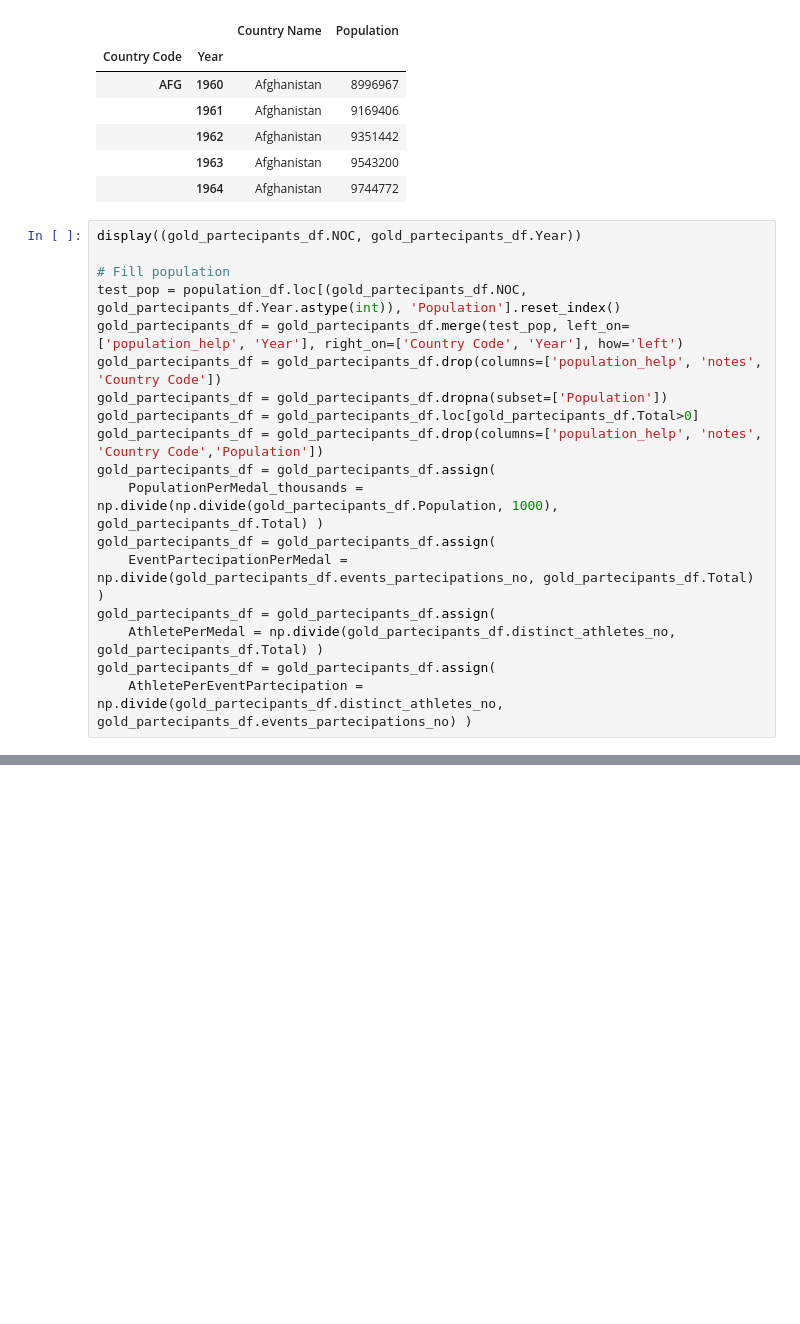
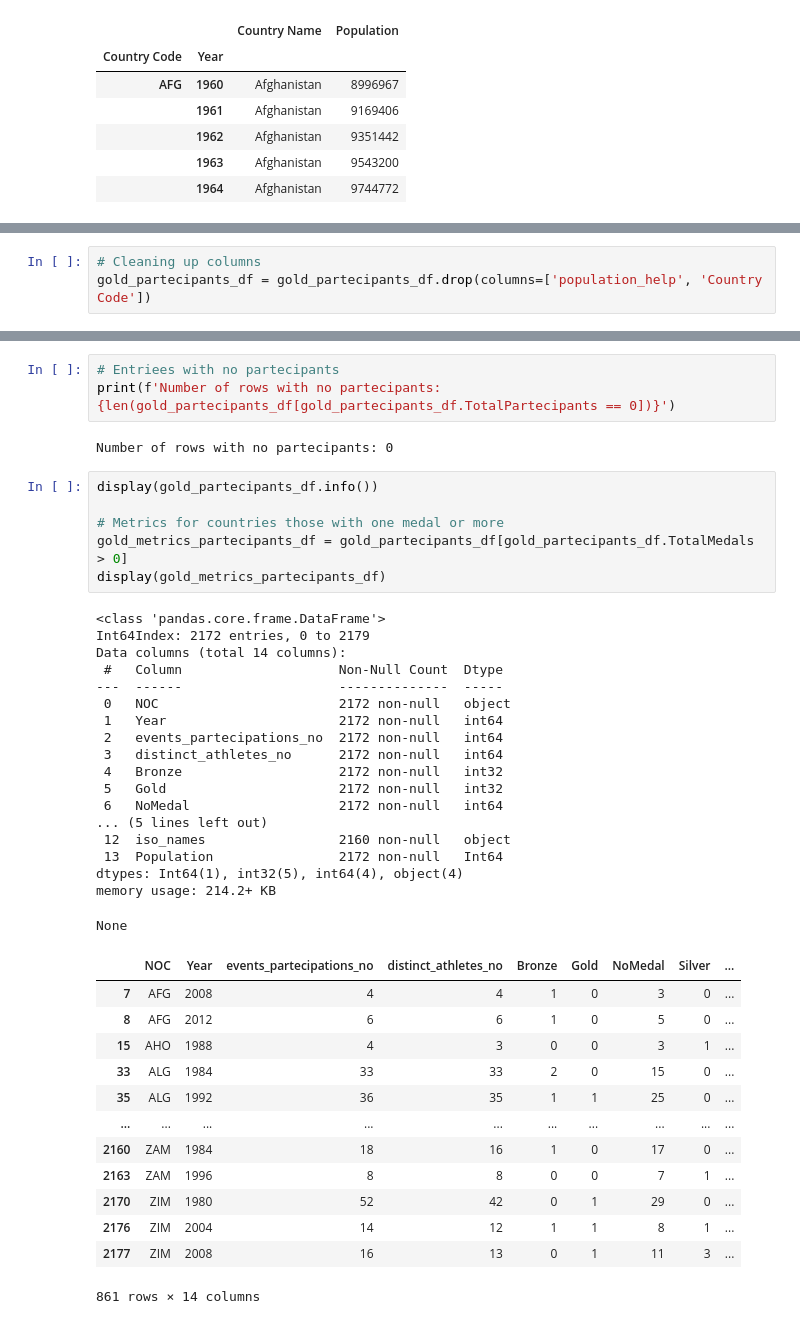
Before and after one commit to abiasiol/LearnSQLCapstoneProject, a Jupyter notebook: 4_exploratory_data.ipynb, the cells around one changed output, grey strips where cells are left out. Saved outputs shown, nothing was run; the diff lists cells and outputs as text; blank space fills up the shorter version.

```diff
--- a/4_exploratory_data.ipynb
+++ b/4_exploratory_data.ipynb
@@ -284,21 +198,3 @@ display(population_df.head(5))
 |  | 1962 | Afghanistan | 9351442 |
 |  | 1963 | Afghanistan | 9543200 |
 |  | 1964 | Afghanistan | 9744772 |
-# %%
-display((gold_partecipants_df.NOC, gold_partecipants_df.Year))
-
-# Fill population
-test_pop = population_df.loc[(gold_partecipants_df.NOC, gold_partecipants_df.Year.astype(int)), 'Population'].reset_index()
-gold_partecipants_df = gold_partecipants_df.merge(test_pop, left_on=['population_help', 'Year'], right_on=['Country Code', 'Year'], how='left')
-gold_partecipants_df = gold_partecipants_df.drop(columns=['population_help', 'notes', 'Country Code'])
-gold_partecipants_df = gold_partecipants_df.dropna(subset=['Population'])
-gold_partecipants_df = gold_partecipants_df.loc[gold_partecipants_df.Total>0]
-gold_partecipants_df = gold_partecipants_df.drop(columns=['population_help', 'notes', 'Country Code','Population'])
-gold_partecipants_df = gold_partecipants_df.assign(
-    PopulationPerMedal_thousands = np.divide(np.divide(gold_partecipants_df.Population, 1000), gold_partecipants_df.Total) )
-gold_partecipants_df = gold_partecipants_df.assign(
-    EventPartecipationPerMedal = np.divide(gold_partecipants_df.events_partecipations_no, gold_partecipants_df.Total) )
-gold_partecipants_df = gold_partecipants_df.assign(
-    AthletePerMedal = np.divide(gold_partecipants_df.distinct_athletes_no, gold_partecipants_df.Total) )
-gold_partecipants_df = gold_partecipants_df.assign(
-    AthletePerEventPartecipation = np.divide(gold_partecipants_df.distinct_athletes_no, gold_partecipants_df.events_partecipations_no) )
@@ -323,0 +205,3 @@ KeyError: "['population_help' 'notes' 'Country Code'] not found in axis"
+# %%
+# Cleaning up columns
+gold_partecipants_df = gold_partecipants_df.drop(columns=['population_help', 'Country Code'])
@@ -323,0 +230,43 @@ KeyError: "['population_help' 'notes' 'Country Code'] not found in axis"
+# %%
+# Entriees with no partecipants
+print(f'Number of rows with no partecipants: {len(gold_partecipants_df[gold_partecipants_df.TotalPartecipants == 0])}')
+# %% [output]
+Number of rows with no partecipants: 0
+# %%
+display(gold_partecipants_df.info())
+
+# Metrics for countries those with one medal or more
+gold_metrics_partecipants_df = gold_partecipants_df[gold_partecipants_df.TotalMedals > 0]
+display(gold_metrics_partecipants_df)
+# %% [output]
+<class 'pandas.core.frame.DataFrame'>
+Int64Index: 2172 entries, 0 to 2179
+Data columns (total 14 columns):
+ #   Column                    Non-Null Count  Dtype
+---  ------                    --------------  -----
+ 0   NOC                       2172 non-null   object
+ 1   Year                      2172 non-null   int64
+ 2   events_partecipations_no  2172 non-null   int64
+ 3   distinct_athletes_no      2172 non-null   int64
+ 4   Bronze                    2172 non-null   int32
+ 5   Gold                      2172 non-null   int32
+ 6   NoMedal                   2172 non-null   int64
+... (5 lines left out)
+ 12  iso_names                 2160 non-null   object
+ 13  Population                2172 non-null   Int64
+dtypes: Int64(1), int32(5), int64(4), object(4)
+memory usage: 214.2+ KB
+None
+|  | NOC | Year | events_partecipations_no | distinct_athletes_no | Bronze | Gold | NoMedal | Silver | ... |
+| 7 | AFG | 2008 | 4 | 4 | 1 | 0 | 3 | 0 | ... |
+| 8 | AFG | 2012 | 6 | 6 | 1 | 0 | 5 | 0 | ... |
+| 15 | AHO | 1988 | 4 | 3 | 0 | 0 | 3 | 1 | ... |
+| 33 | ALG | 1984 | 33 | 33 | 2 | 0 | 15 | 0 | ... |
+| 35 | ALG | 1992 | 36 | 35 | 1 | 1 | 25 | 0 | ... |
+| ... | ... | ... | ... | ... | ... | ... | ... | ... | ... |
+| 2160 | ZAM | 1984 | 18 | 16 | 1 | 0 | 17 | 0 | ... |
+| 2163 | ZAM | 1996 | 8 | 8 | 0 | 0 | 7 | 1 | ... |
+| 2170 | ZIM | 1980 | 52 | 42 | 0 | 1 | 29 | 0 | ... |
+| 2176 | ZIM | 2004 | 14 | 12 | 1 | 1 | 8 | 1 | ... |
+| 2177 | ZIM | 2008 | 16 | 13 | 0 | 1 | 11 | 3 | ... |
+861 rows × 14 columns
```
Also changed, not shown: parts of 17 cells of this notebook, 8 other files.
